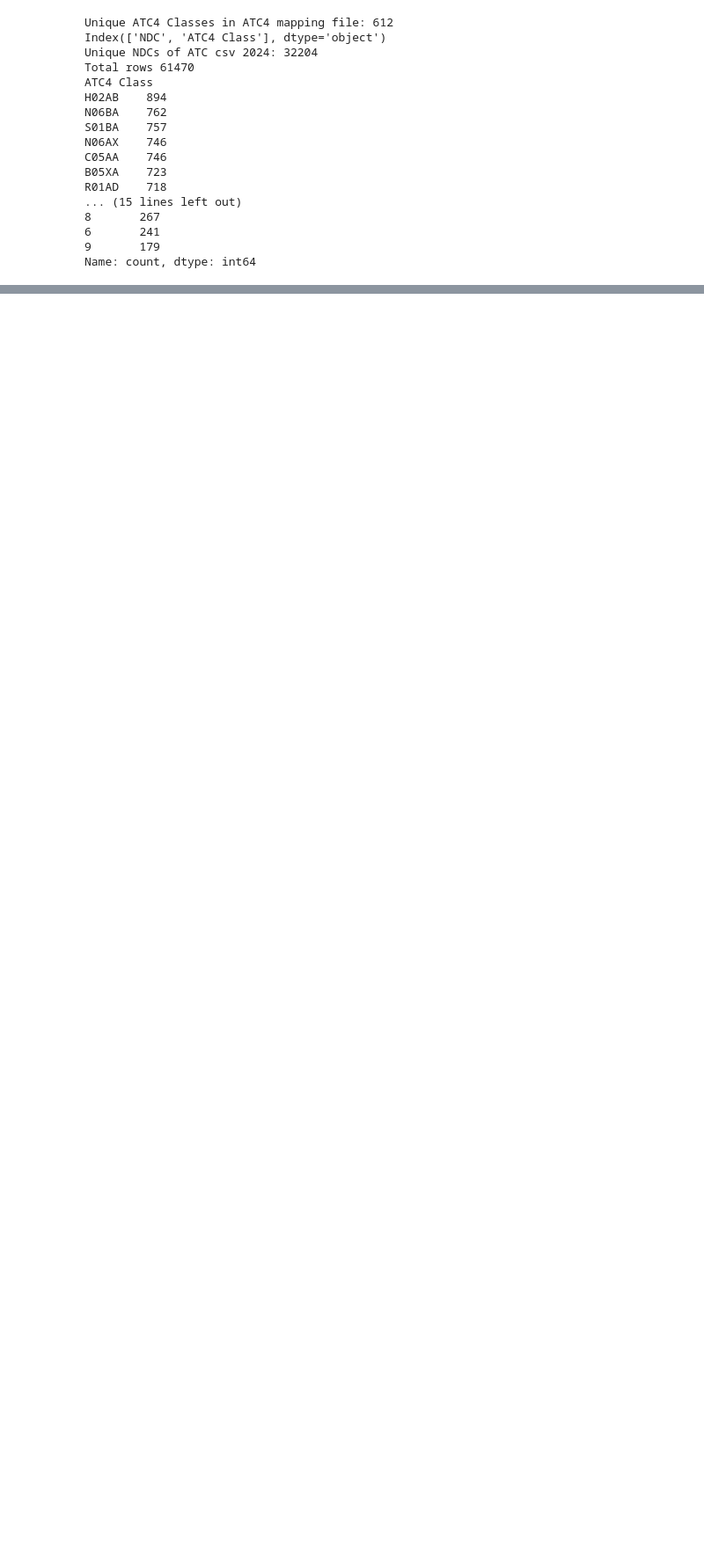
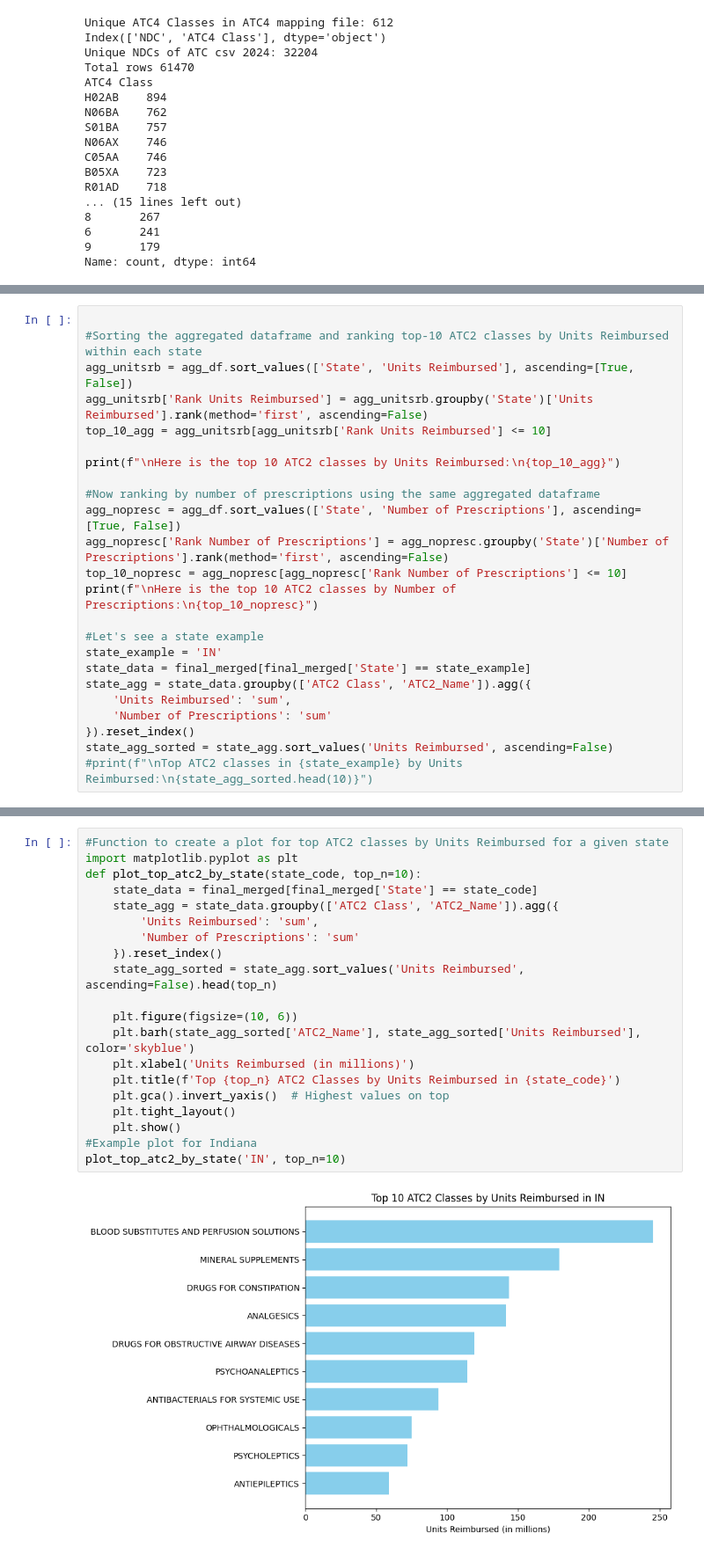
Before and after one commit to Lilianptr/DCMME, a Jupyter notebook: ATC/NDC_ATC.ipynb, the cells around one changed output, grey strips where cells are left out. Shown at 88% size. Cells and saved outputs as stored; diff of their text form; blank space fills up the shorter version.

Commit message:
Doing exploratory analysis for the ATC4 classes by state and class

```diff
--- a/ATC/NDC_ATC.ipynb
+++ b/ATC/NDC_ATC.ipynb
@@ -365,0 +387,24 @@ Creating ATC3 and ATC2 columns from ATC4...
+# %%
+
+#Sorting the aggregated dataframe and ranking top-10 ATC2 classes by Units Reimbursed within each state
+agg_unitsrb = agg_df.sort_values(['State', 'Units Reimbursed'], ascending=[True, False])
+agg_unitsrb['Rank Units Reimbursed'] = agg_unitsrb.groupby('State')['Units Reimbursed'].rank(method='first', ascending=False)
+top_10_agg = agg_unitsrb[agg_unitsrb['Rank Units Reimbursed'] <= 10]
+
+print(f"\nHere is the top 10 ATC2 classes by Units Reimbursed:\n{top_10_agg}")
+
+#Now ranking by number of prescriptions using the same aggregated dataframe
+agg_nopresc = agg_df.sort_values(['State', 'Number of Prescriptions'], ascending=[True, False])
+agg_nopresc['Rank Number of Prescriptions'] = agg_nopresc.groupby('State')['Number of Prescriptions'].rank(method='first', ascending=False)
+top_10_nopresc = agg_nopresc[agg_nopresc['Rank Number of Prescriptions'] <= 10]
+print(f"\nHere is the top 10 ATC2 classes by Number of Prescriptions:\n{top_10_nopresc}")
+
+#Let's see a state example
+state_example = 'IN'
+state_data = final_merged[final_merged['State'] == state_example]
+state_agg = state_data.groupby(['ATC2 Class', 'ATC2_Name']).agg({
+    'Units Reimbursed': 'sum',
+    'Number of Prescriptions': 'sum'
+}).reset_index()
+state_agg_sorted = state_agg.sort_values('Units Reimbursed', ascending=False)
+#print(f"\nTop ATC2 classes in {state_example} by Units Reimbursed:\n{state_agg_sorted.head(10)}")
@@ -365,0 +429,22 @@ Creating ATC3 and ATC2 columns from ATC4...
+# %%
+#Function to create a plot for top ATC2 classes by Units Reimbursed for a given state
+import matplotlib.pyplot as plt
+def plot_top_atc2_by_state(state_code, top_n=10):
+    state_data = final_merged[final_merged['State'] == state_code]
+    state_agg = state_data.groupby(['ATC2 Class', 'ATC2_Name']).agg({
+        'Units Reimbursed': 'sum',
+        'Number of Prescriptions': 'sum'
+    }).reset_index()
+    state_agg_sorted = state_agg.sort_values('Units Reimbursed', ascending=False).head(top_n)
+
+    plt.figure(figsize=(10, 6))
+    plt.barh(state_agg_sorted['ATC2_Name'], state_agg_sorted['Units Reimbursed'], color='skyblue')
+    plt.xlabel('Units Reimbursed (in millions)')
+    plt.title(f'Top {top_n} ATC2 Classes by Units Reimbursed in {state_code}')
+    plt.gca().invert_yaxis()  # Highest values on top
+    plt.tight_layout()
+    plt.show()
+#Example plot for Indiana
+plot_top_atc2_by_state('IN', top_n=10)
+# %% [output]
+[figure, added]
```
Also changed, not shown: parts of 9 cells of this notebook, 1 other file.
